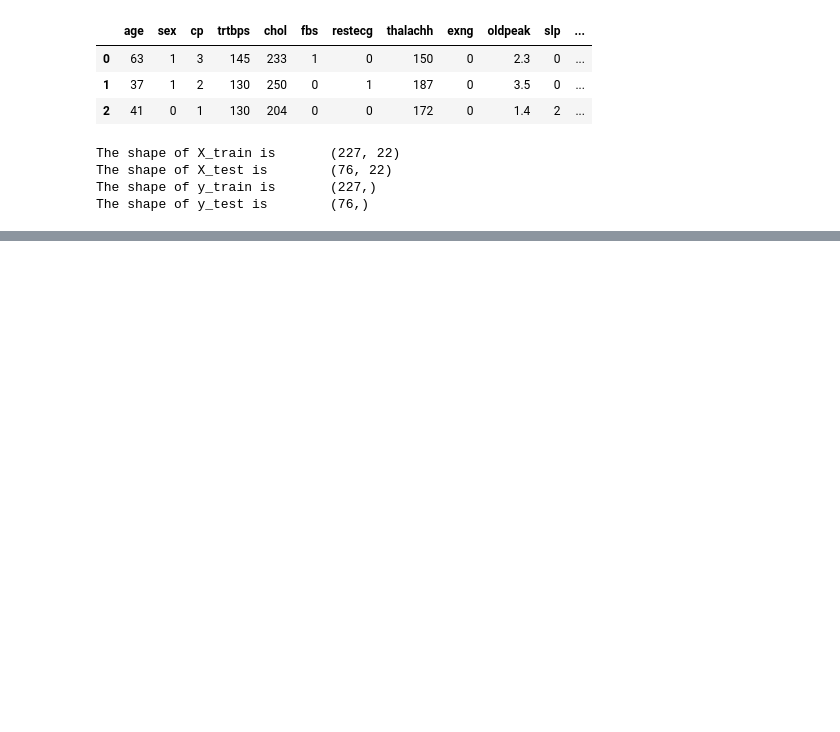
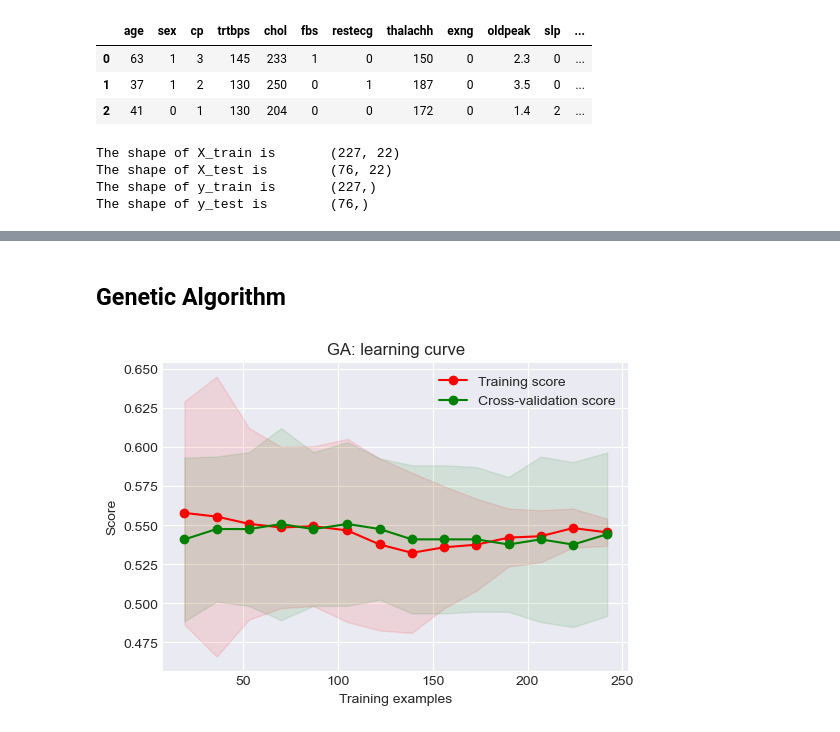
Before and after one commit to Alijafr/ML, a Jupyter notebook: assignment 2/code/Neural_Net.ipynb, the cells around one changed output, grey strips where cells are left out. Drawn from its saved outputs; the diff is of its cells as text; code cells hidden in the pictures; blank space fills up the shorter version.

```diff
--- a/assignment 2/code/Neural_Net.ipynb
+++ b/assignment 2/code/Neural_Net.ipynb
@@ -254,0 +340,14 @@ Algorithm = random_hill_climb
+# %% [markdown]
+## Genetic Algorithm
+# %%
+GA =  NeuralNetwork(hidden_nodes=[10,], activation='relu',
+                       algorithm='simulated_annealing', max_iters=1000,
+                       bias=True, is_classifier=True,mutation_prob=0.1, learning_rate=0.01,
+                       early_stopping=False, clip_max=1e10,random_state =102,pop_size =200,
+                       max_attempts=100, curve=False)
+title = 'GA: learning curve'
+plt = plot_learning_curve(GA,title,X,y.squeeze(1),n_jobs=-1)
+plt.savefig(save_folder+ "GA_learning_curve.pdf")
+plt.show()
+# %% [output]
+[figure, added]
```
Also changed, not shown: parts of 8 cells of this notebook, 5 other files.
